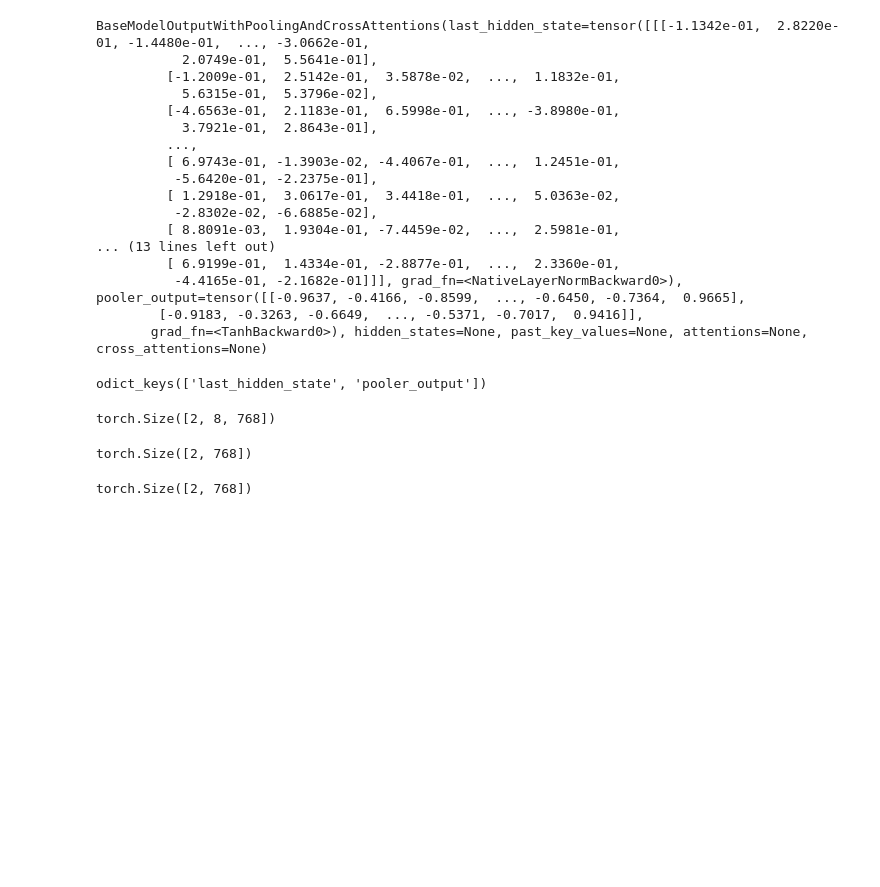
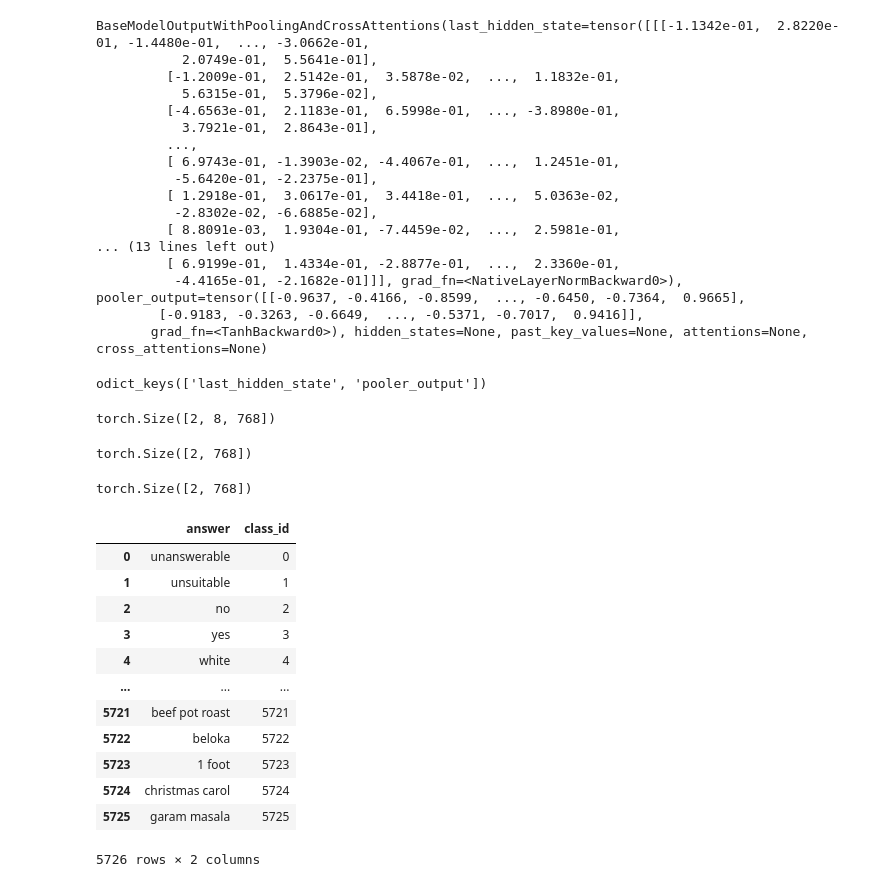
Before and after one commit to hayato24s/dl_lecture_competition_pub, a Jupyter notebook: tmp.ipynb, the cells around one changed output. Saved outputs shown, nothing was run; the diff lists cells and outputs as text; code cells hidden in the pictures; blank space fills up the shorter version.

```diff
--- a/tmp.ipynb
+++ b/tmp.ipynb
@@ -545,3 +545,20 @@ outputs = model(**tokens)
 outputs.pooler_output.shape
 # %% [output]
 torch.Size([2, 768])
+# %%
+df_cm = pd.read_csv("data/class_mapping.csv")
+df_cm
+# %% [output]
+|  | answer | class_id |
+| 0 | unanswerable | 0 |
+| 1 | unsuitable | 1 |
+| 2 | no | 2 |
+| 3 | yes | 3 |
+| 4 | white | 4 |
+| ... | ... | ... |
+| 5721 | beef pot roast | 5721 |
+| 5722 | beloka | 5722 |
+| 5723 | 1 foot | 5723 |
+| 5724 | christmas carol | 5724 |
+| 5725 | garam masala | 5725 |
+5726 rows × 2 columns
```
Also changed, not shown: parts of 8 cells of this notebook, 8 other files.
